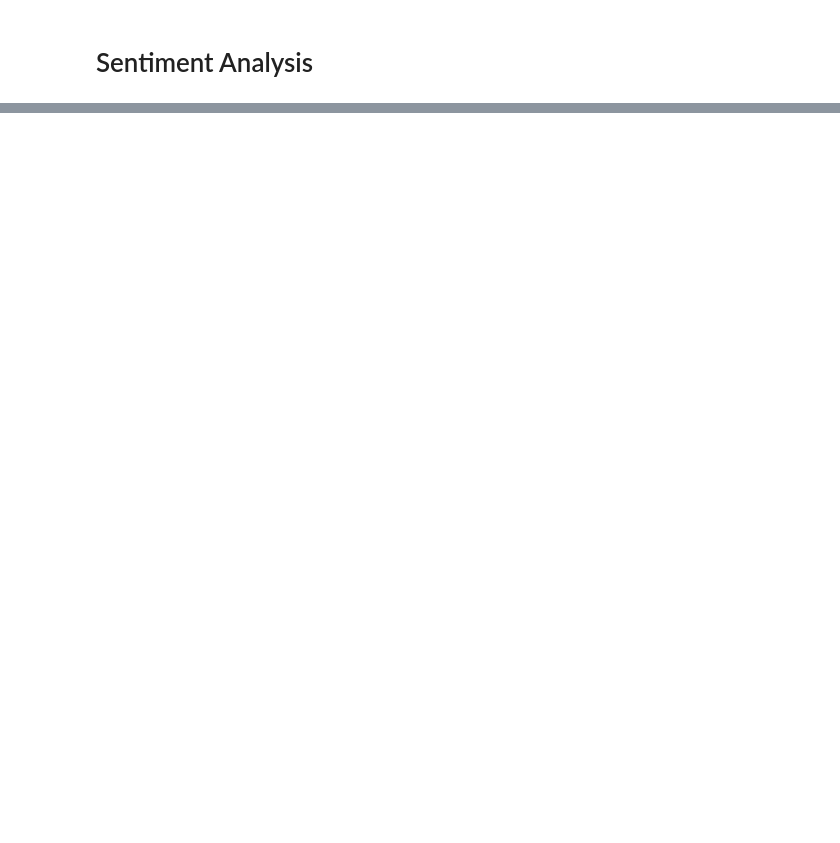
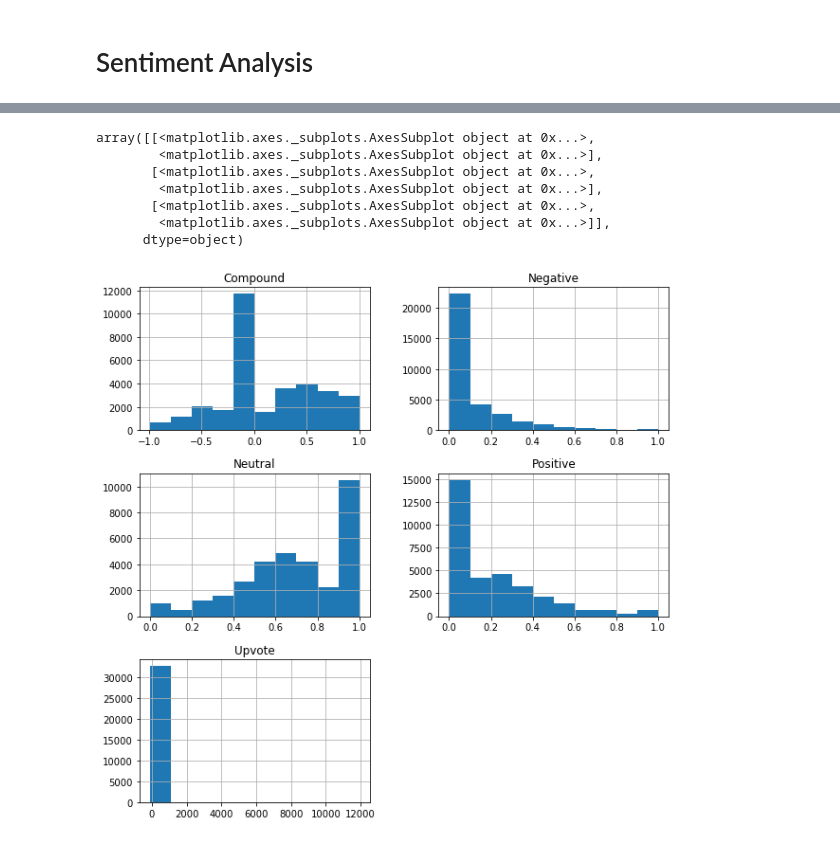
Before and after one commit to mikeFam/MSA_2020_Phase2_DataScience, a Jupyter notebook: Business_Case/BitCoinSentimentAnalysis.ipynb, the cells around one changed output, grey strips where cells are left out. Saved outputs shown, nothing was run; the diff lists cells and outputs as text; code cells hidden in the pictures; blank space fills up the shorter version.

```diff
--- a/Business_Case/BitCoinSentimentAnalysis.ipynb
+++ b/Business_Case/BitCoinSentimentAnalysis.ipynb
@@ -93,0 +152,23 @@ plt.show()
+# %%
+from nltk.sentiment.vader import SentimentIntensityAnalyzer, VaderConstants
+
+# First, initialize VADER
+vsid = SentimentIntensityAnalyzer()
+# %%
+import copy
+# duplicate the 'comments' object
+vaderOut = copy.deepcopy(comments)
+
+# The output of the vader model is a dictionary so we just need to call .Series() function
+vaderOut[['Negative', 'Neutral', 'Positive', 'Compound']] = vaderOut.Reply.apply(lambda x: pd.Series(vsid.polarity_scores(x)))
+# %%
+# This function is used to classify whether the comment is positive, negative or neutral
+# This will make comparative analysis easier later on
+def classifying(row):
+    if row['Compound'] > 0.2:
+        return 'positive'
+    elif row['Compound'] < -0.2:
+        return 'negative'
+    return 'neutral'
+# %%
+vaderOut['Classification'] = vaderOut.apply(lambda row: classifying(row), axis=1)
@@ -93,0 +216,11 @@ plt.show()
+# %%
+vaderOut.hist(figsize=(10,10))
+# %% [output]
+array([[<matplotlib.axes._subplots.AxesSubplot object at 0x...>,
+        <matplotlib.axes._subplots.AxesSubplot object at 0x...>],
+       [<matplotlib.axes._subplots.AxesSubplot object at 0x...>,
+        <matplotlib.axes._subplots.AxesSubplot object at 0x...>],
+       [<matplotlib.axes._subplots.AxesSubplot object at 0x...>,
+        <matplotlib.axes._subplots.AxesSubplot object at 0x...>]],
+      dtype=object)
+[figure, added]
```
Also changed, not shown: parts of 50 cells of this notebook, 2 other files.
